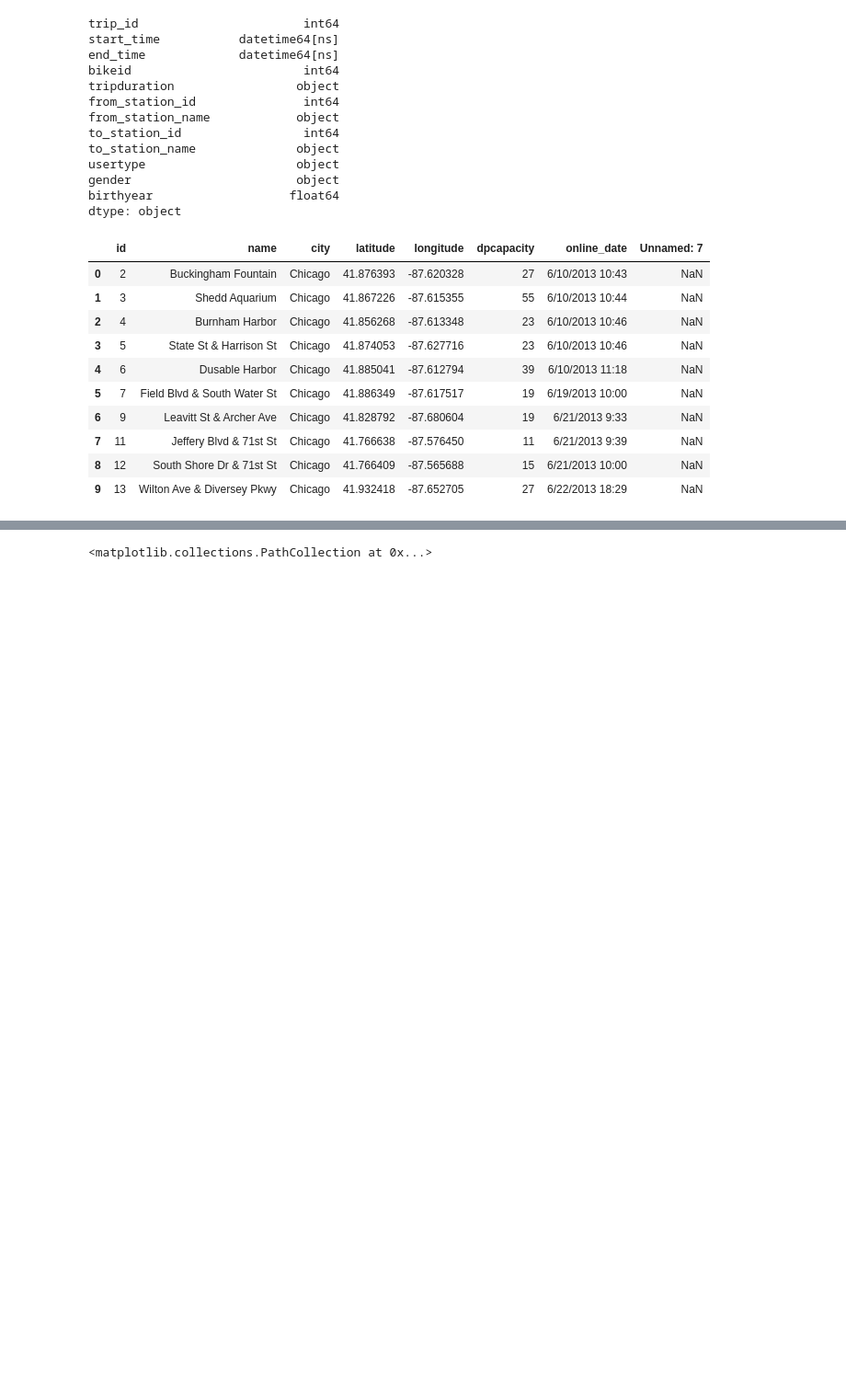
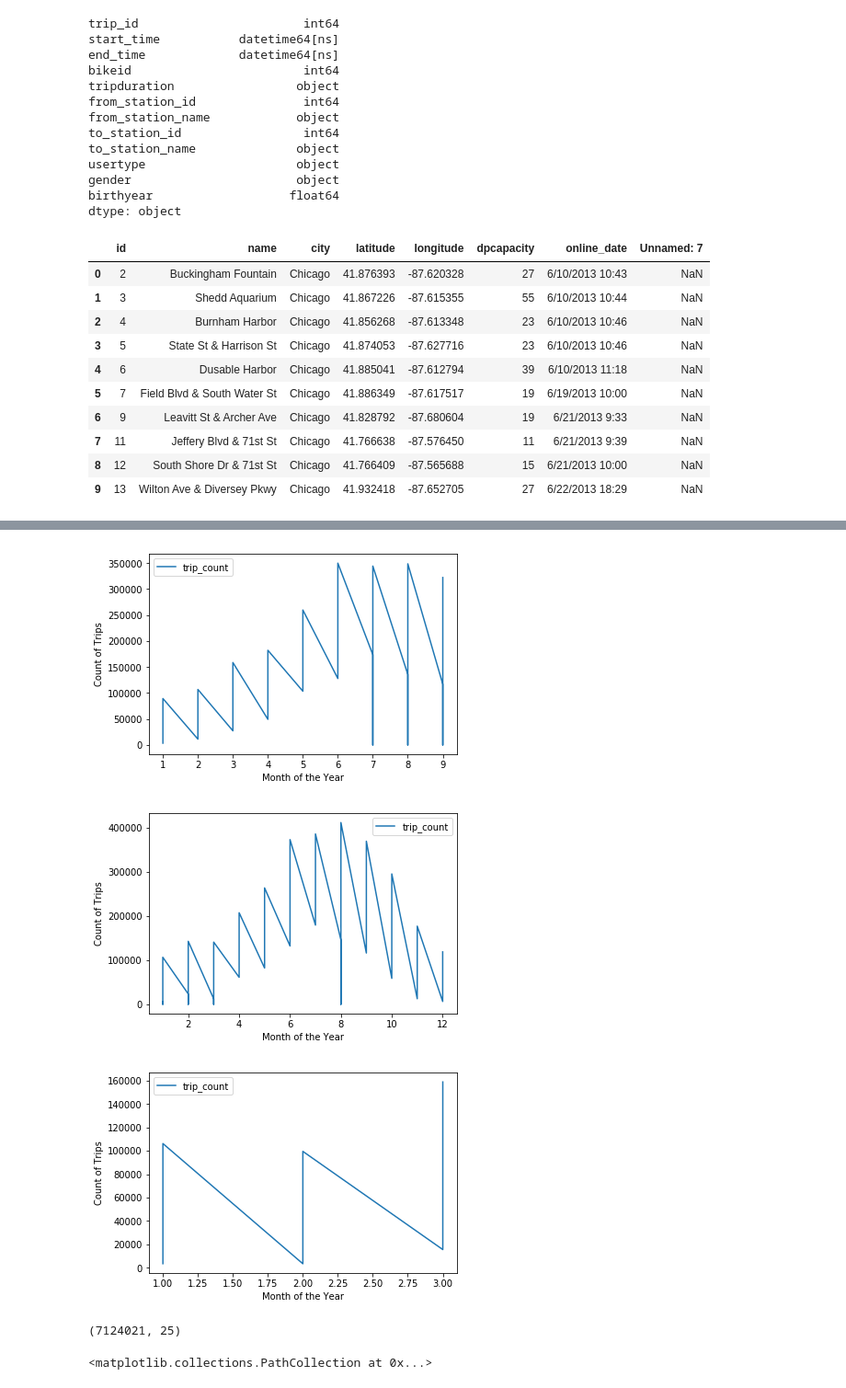
Before and after one commit to raubsaurier/psych_bikes, a Jupyter notebook: divvy_heatmaps.ipynb, the cells around one changed output, grey strips where cells are left out. Shown at 92% size. Cells and saved outputs as stored; diff of their text form; code cells hidden in the pictures; blank space fills up the shorter version.

```diff
--- a/divvy_heatmaps.ipynb
+++ b/divvy_heatmaps.ipynb
@@ -64,6 +81,7 @@ dtype: object
 
 totalTrips['is_weekend'] =totalTrips['start_time'].dt.dayofweek > 4
 totalTrips['hour'] = totalTrips['start_time'].dt.hour
+totalTrips['month'] = totalTrips['start_time'].dt.month
 totalTrips['year']= totalTrips['start_time'].dt.year
 # %%
 # also, add in morning and evening indicator variables
@@ -88,0 +122,3 @@ divvyStations.head(10)
+# %%
+# let's make a line graph of total trips taken by customer and subscriber by year for each month of the year:
+monthlyTripsByUser= totalTrips.groupby(['year','month', 'usertype' ,'gender', 'birthyear', 'hour'], as_index=False)['trip_id'].count()
@@ -89 +127,16 @@ divvyStations.head(10)
+# %%
+monthlyTripsByUser =monthlyTripsByUser.rename(columns = {'trip_id': 'trip_count'})
+# %%
+g = monthlyTripsByUser.groupby('year')
+
+for year, data in g:
+    plt.plot(data['month'], data['trip_count'])
+    plt.xlabel('Month of the Year')
+    plt.ylabel('Count of Trips')
+    plt.legend()
+    plt.show()
+# %% [output]
+[figure, added]
+[figure, added]
+[figure, added]
 # %%
@@ -116,6 +169,10 @@ def add_trip_counts_to_stations(stations, trips):
     stations['arrive_depart_ratio'] = stations['arrival_count']/stations['departure_count'] ## total activity as a % of
     ## returns a dataset that has these three new variables
     return stations
+# %%
+aggregatedData =
+# %% [output]
+(7124021, 25)
 # %%
 ## morning trips dataset
 morningWeekday = add_trip_counts_to_stations(divvyStations, weekdayTrips[weekdayTrips['is_morning']==True])
```
Also changed, not shown: parts of 12 cells of this notebook, 1 other file.
